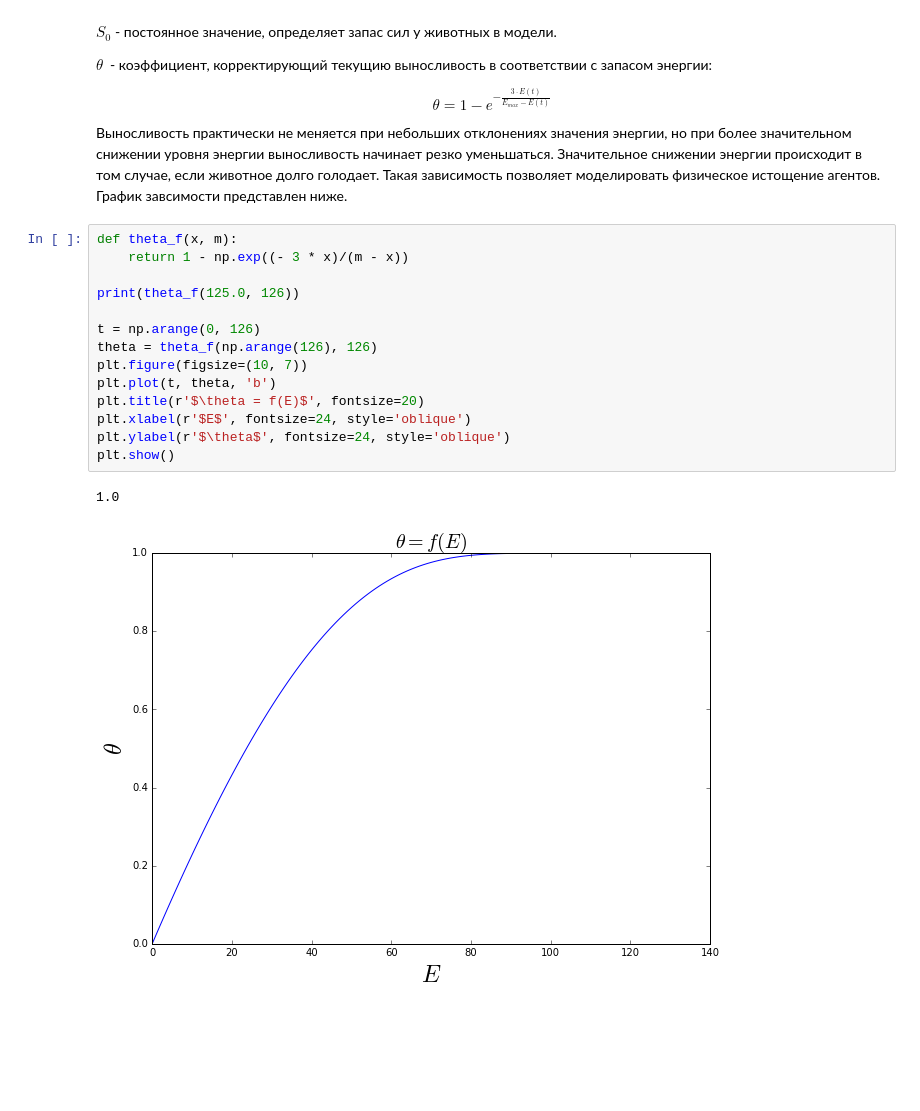
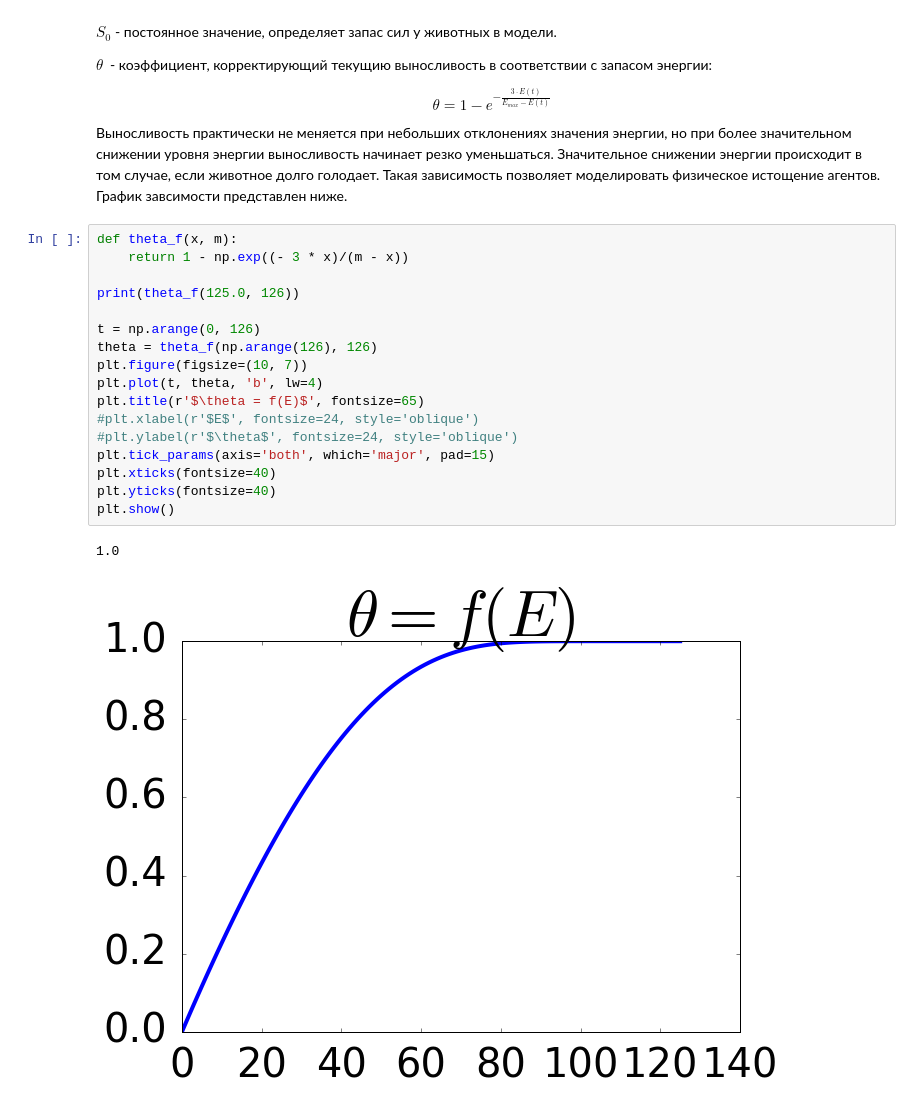
Before and after one commit to Zhuikov/predator-prey, a Jupyter notebook: notebooks/LifeModel.ipynb, the cells around one changed output. Cells and saved outputs as stored; diff of their text form; blank space fills up the shorter version.

```diff
--- a/notebooks/LifeModel.ipynb
+++ b/notebooks/LifeModel.ipynb
@@ -236,17 +248,20 @@ $$
 # %%
 def theta_f(x, m):
     return 1 - np.exp((- 3 * x)/(m - x))
 
 print(theta_f(125.0, 126))
 
 t = np.arange(0, 126)
 theta = theta_f(np.arange(126), 126)
 plt.figure(figsize=(10, 7))
-plt.plot(t, theta, 'b')
-plt.title(r'$\theta = f(E)$', fontsize=20)
-plt.xlabel(r'$E$', fontsize=24, style='oblique')
-plt.ylabel(r'$\theta$', fontsize=24, style='oblique')
+plt.plot(t, theta, 'b', lw=4)
+plt.title(r'$\theta = f(E)$', fontsize=65)
+#plt.xlabel(r'$E$', fontsize=24, style='oblique')
+#plt.ylabel(r'$\theta$', fontsize=24, style='oblique')
+plt.tick_params(axis='both', which='major', pad=15)
+plt.xticks(fontsize=40)
+plt.yticks(fontsize=40)
 plt.show()
 # %% [output]
 1.0
-[figure, old version]
+[figure, new version]
```
Also changed, not shown: parts of 4 cells of this notebook, 5 other files.
